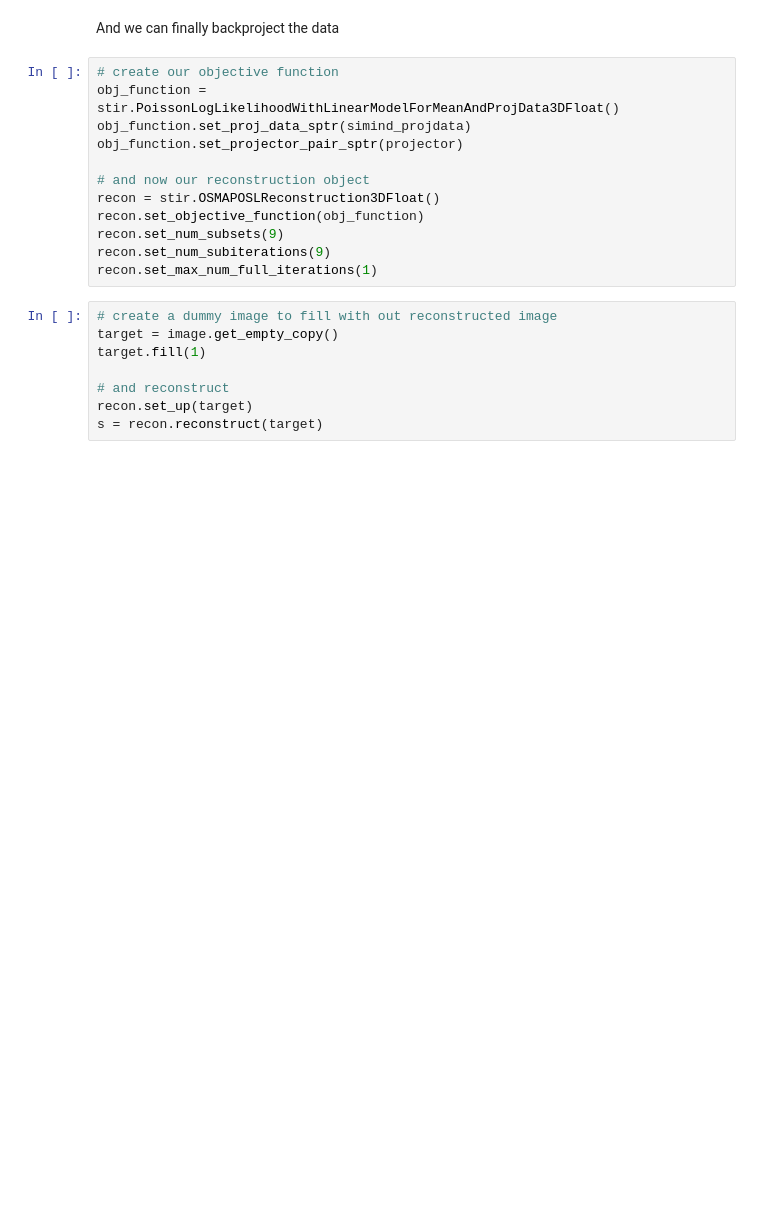
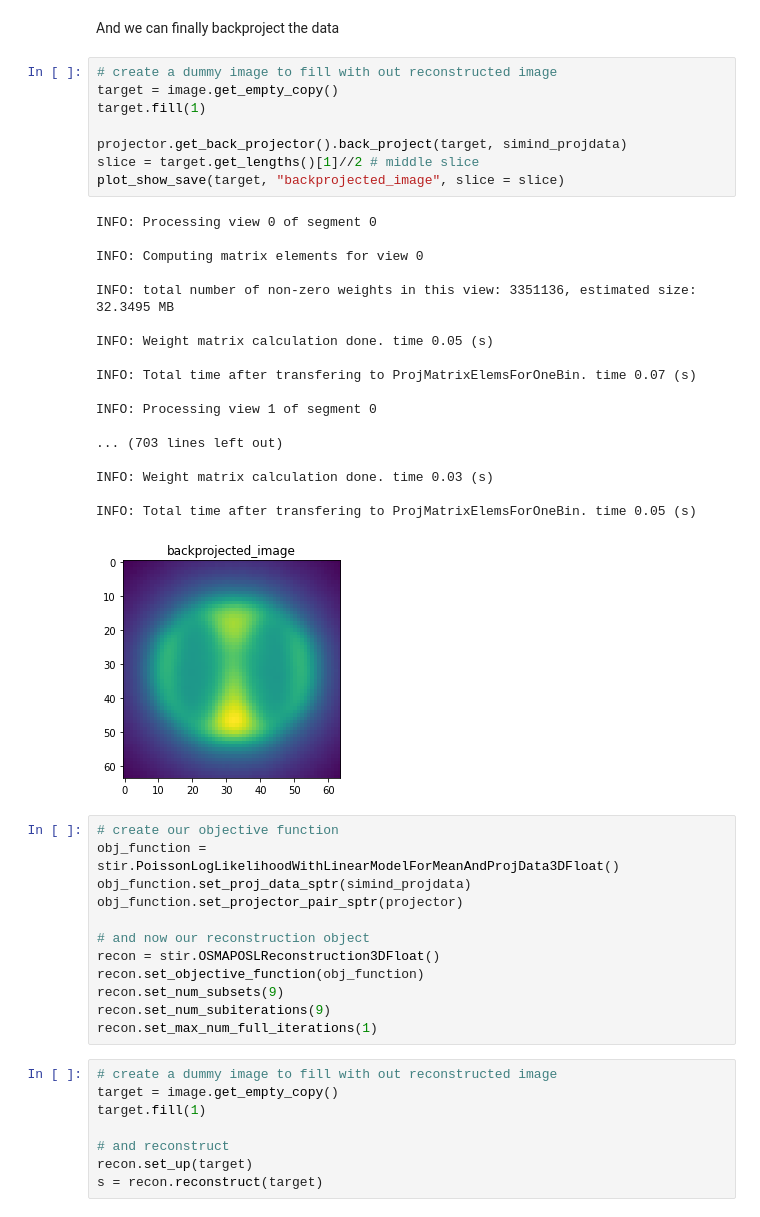
Before and after one commit to samdporter/STIR-SIMIND-Connection, a Jupyter notebook: STIR_simind.ipynb, the cells around one changed output. Saved outputs shown, nothing was run; the diff lists cells and outputs as text; blank space fills up the shorter version.

```diff
--- a/STIR_simind.ipynb
+++ b/STIR_simind.ipynb
@@ -272,5 +196,32 @@ INFO: Total time after transfering to ProjMatrixElemsForOneBin. time 0.07 (s)
 # %% [markdown]
 And we can finally backproject the data
+# %%
+# create a dummy image to fill with out reconstructed image
+target = image.get_empty_copy()
+target.fill(1)
+
+projector.get_back_projector().back_project(target, simind_projdata)
+slice = target.get_lengths()[1]//2 # middle slice
+plot_show_save(target, "backprojected_image", slice = slice)
+# %% [output]
+INFO: Processing view 0 of segment 0
+
+INFO: Computing matrix elements for view 0
+
+INFO: total number of non-zero weights in this view: 3351136, estimated size: 32.3495 MB
+
+INFO: Weight matrix calculation done. time 0.05 (s)
+
+INFO: Total time after transfering to ProjMatrixElemsForOneBin. time 0.07 (s)
+
+INFO: Processing view 1 of segment 0
+
+... (703 lines left out)
+
+INFO: Weight matrix calculation done. time 0.03 (s)
+
+INFO: Total time after transfering to ProjMatrixElemsForOneBin. time 0.05 (s)
+[figure, added]
 # %%
 # create our objective function
 obj_function = stir.PoissonLogLikelihoodWithLinearModelForMeanAndProjData3DFloat()
```
Also changed, not shown: parts of 24 cells of this notebook, 7 other files.
